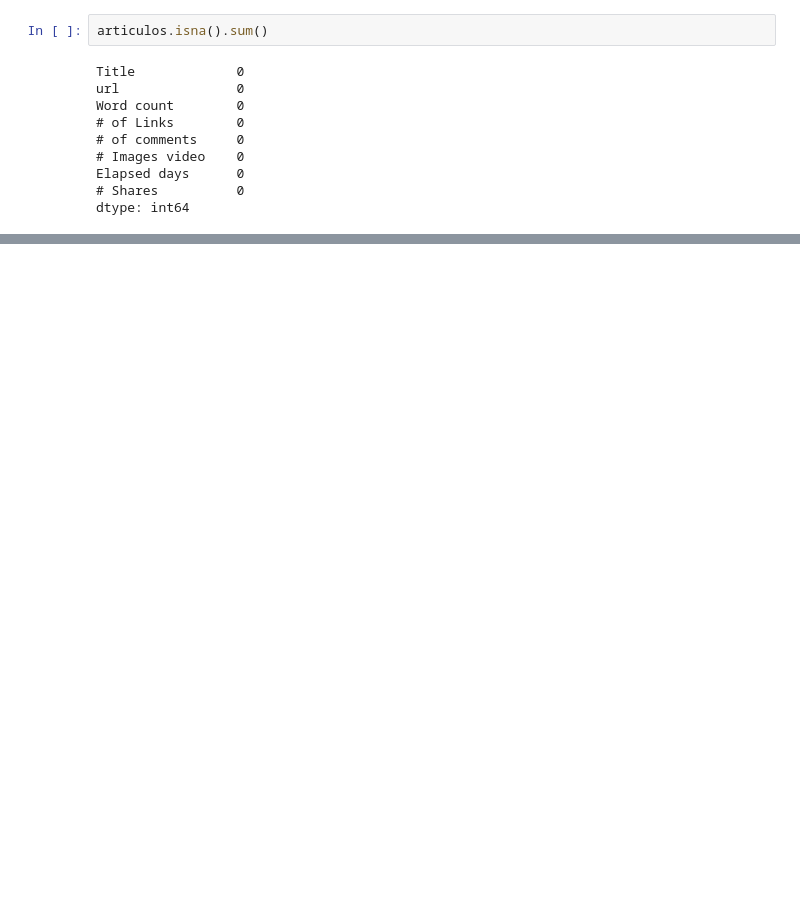
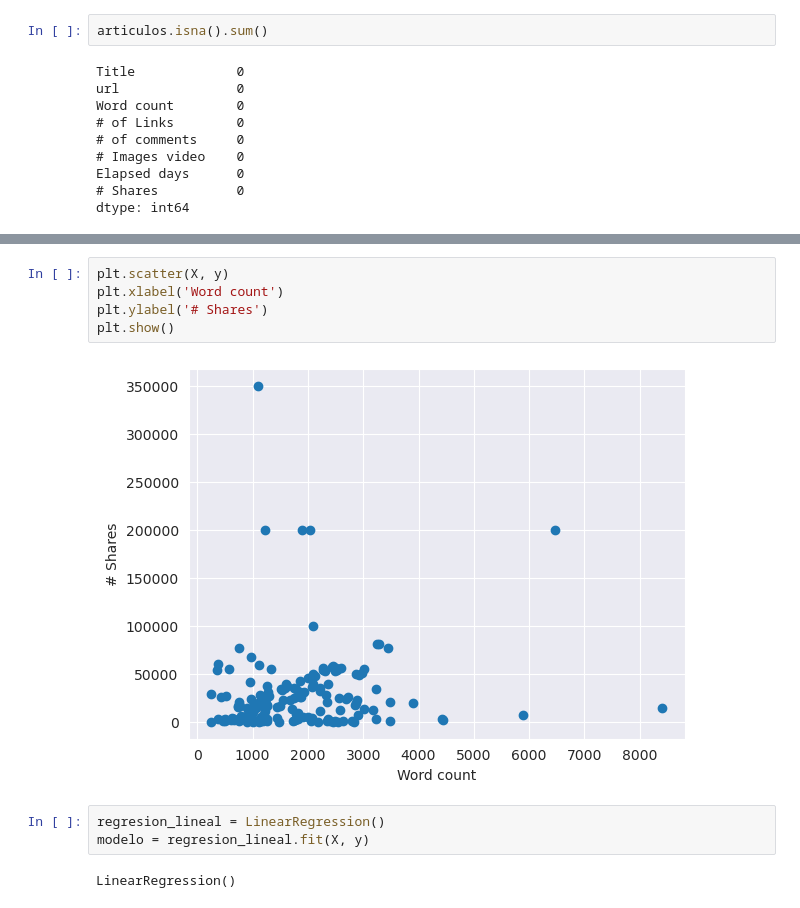
Before and after one commit to thejoresp/ModelaIA, a Jupyter notebook: modelado.ipynb, the cells around one changed output, grey strips where cells are left out. Cells and saved outputs as stored; diff of their text form; blank space fills up the shorter version.

```diff
--- a/modelado.ipynb
+++ b/modelado.ipynb
@@ -189,0 +170,12 @@ articulos[['Word count', '# Shares']]
+# %%
+plt.scatter(X, y)
+plt.xlabel('Word count')
+plt.ylabel('# Shares')
+plt.show()
+# %% [output]
+[figure, added]
+# %%
+regresion_lineal = LinearRegression()
+modelo = regresion_lineal.fit(X, y)
+# %% [output]
+LinearRegression()
```
Also changed, not shown: parts of 7 cells of this notebook.
